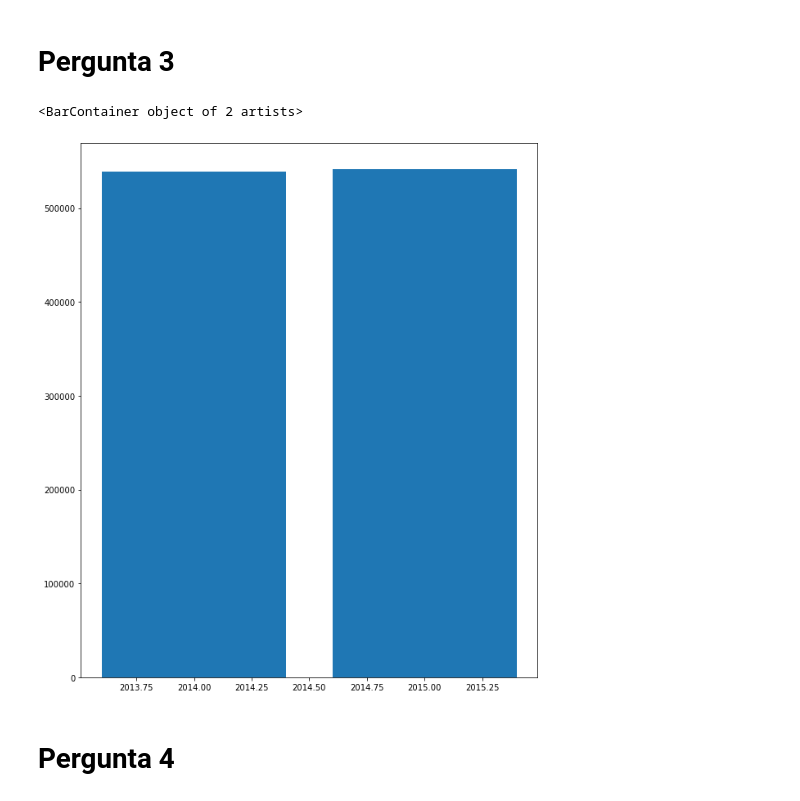
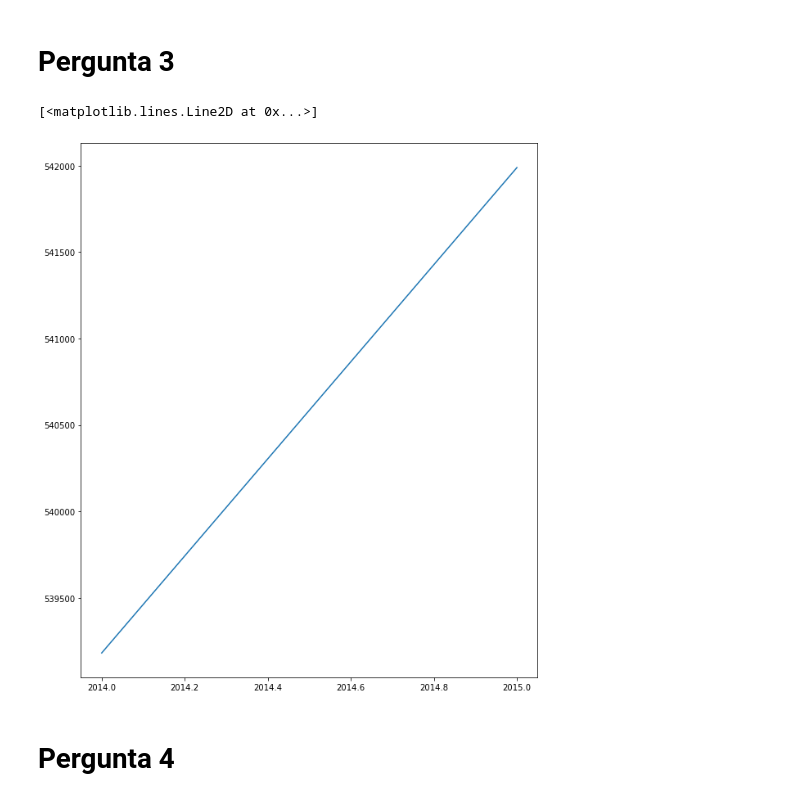
Before and after one commit to Edu-p/Data-VisuandProcessing, a Jupyter notebook: NotebooksExercicios/Exercicios_aula3.ipynb, the cells around one changed output. Saved outputs shown, nothing was run; the diff lists cells and outputs as text; code cells hidden in the pictures.

```diff
--- a/NotebooksExercicios/Exercicios_aula3.ipynb
+++ b/NotebooksExercicios/Exercicios_aula3.ipynb
@@ -26,13 +26,13 @@ plt.bar( priceByBedrooms['bedrooms'], priceByBedrooms['price'] )
 # %%
 dataAula3['year'] = pd.to_datetime(dataAula3['date']).dt.year
 
 by_year = dataAula3[['price','year']].groupby( 'year' ).mean().reset_index()
 
 plt.figure( figsize=(10,12) )
-plt.bar( by_year['year'], by_year['price'] )
+plt.plot( by_year['year'], by_year['price'] )
 # %% [output]
-<BarContainer object of 2 artists>
+[<matplotlib.lines.Line2D at 0x...>]
-[figure, old version]
+[figure, new version]
 # %% [markdown]
 # Pergunta 4
 # %%
```
Also changed, not shown: parts of 3 cells of this notebook.
